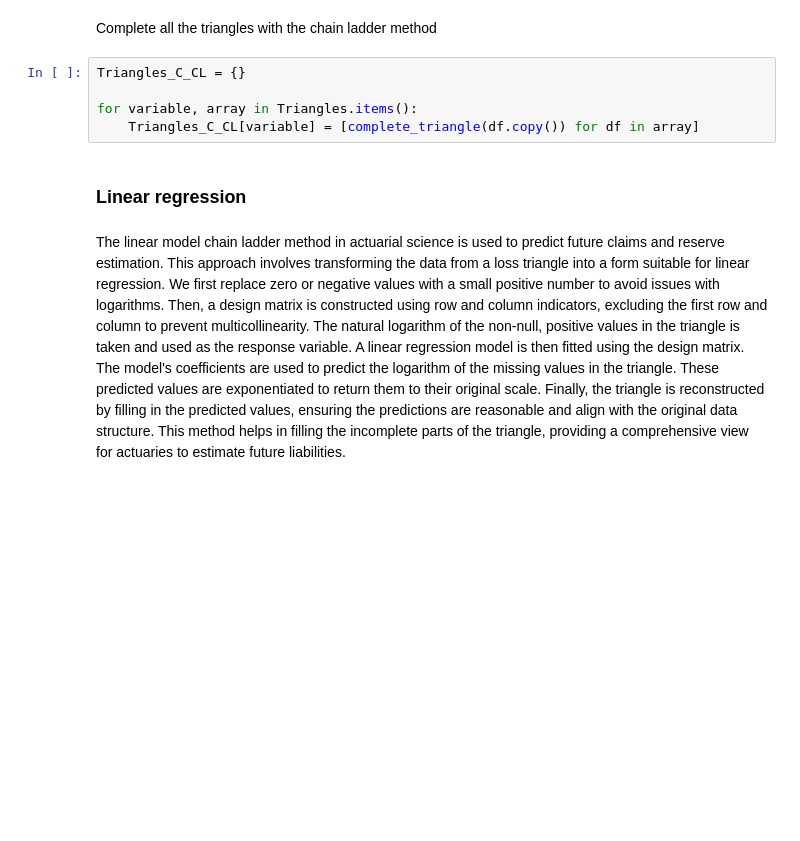
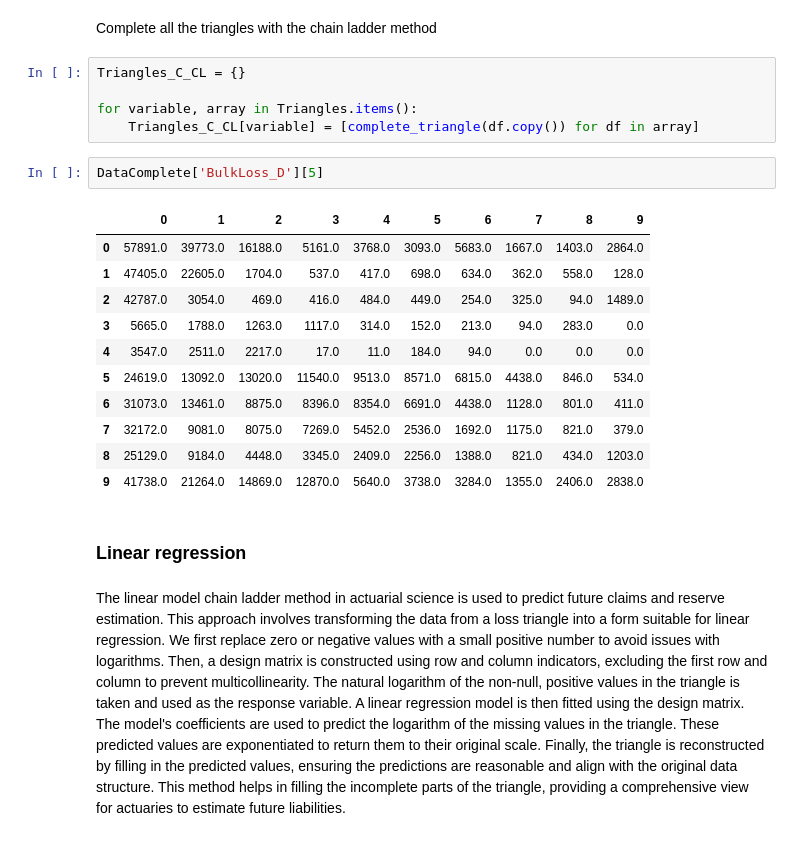
Before and after one commit to JuanLara18/Actuarial-DataMined-Provisiones, a Jupyter notebook: notebooks/Actuarial_Reserving_Analysis_with_Chain_Ladder_Method.ipynb, the cells around one changed output. Cells and saved outputs as stored; diff of their text form; blank space fills up the shorter version.

```diff
--- a/notebooks/Actuarial_Reserving_Analysis_with_Chain_Ladder_Method.ipynb
+++ b/notebooks/Actuarial_Reserving_Analysis_with_Chain_Ladder_Method.ipynb
@@ -393,6 +433,20 @@ Triangles_C_CL = {}
 
 for variable, array in Triangles.items():
     Triangles_C_CL[variable] = [complete_triangle(df.copy()) for df in array]
+# %%
+DataComplete['BulkLoss_D'][5]
+# %% [output]
+|  | 0 | 1 | 2 | 3 | 4 | 5 | 6 | 7 | 8 | 9 |
+| 0 | 57891.0 | 39773.0 | 16188.0 | 5161.0 | 3768.0 | 3093.0 | 5683.0 | 1667.0 | 1403.0 | 2864.0 |
+| 1 | 47405.0 | 22605.0 | 1704.0 | 537.0 | 417.0 | 698.0 | 634.0 | 362.0 | 558.0 | 128.0 |
+| 2 | 42787.0 | 3054.0 | 469.0 | 416.0 | 484.0 | 449.0 | 254.0 | 325.0 | 94.0 | 1489.0 |
+| 3 | 5665.0 | 1788.0 | 1263.0 | 1117.0 | 314.0 | 152.0 | 213.0 | 94.0 | 283.0 | 0.0 |
+| 4 | 3547.0 | 2511.0 | 2217.0 | 17.0 | 11.0 | 184.0 | 94.0 | 0.0 | 0.0 | 0.0 |
+| 5 | 24619.0 | 13092.0 | 13020.0 | 11540.0 | 9513.0 | 8571.0 | 6815.0 | 4438.0 | 846.0 | 534.0 |
+| 6 | 31073.0 | 13461.0 | 8875.0 | 8396.0 | 8354.0 | 6691.0 | 4438.0 | 1128.0 | 801.0 | 411.0 |
+| 7 | 32172.0 | 9081.0 | 8075.0 | 7269.0 | 5452.0 | 2536.0 | 1692.0 | 1175.0 | 821.0 | 379.0 |
+| 8 | 25129.0 | 9184.0 | 4448.0 | 3345.0 | 2409.0 | 2256.0 | 1388.0 | 821.0 | 434.0 | 1203.0 |
+| 9 | 41738.0 | 21264.0 | 14869.0 | 12870.0 | 5640.0 | 3738.0 | 3284.0 | 1355.0 | 2406.0 | 2838.0 |
 # %% [markdown]
 ### Linear regression
 # %% [markdown]
```
Also changed, not shown: parts of 4 cells of this notebook.
